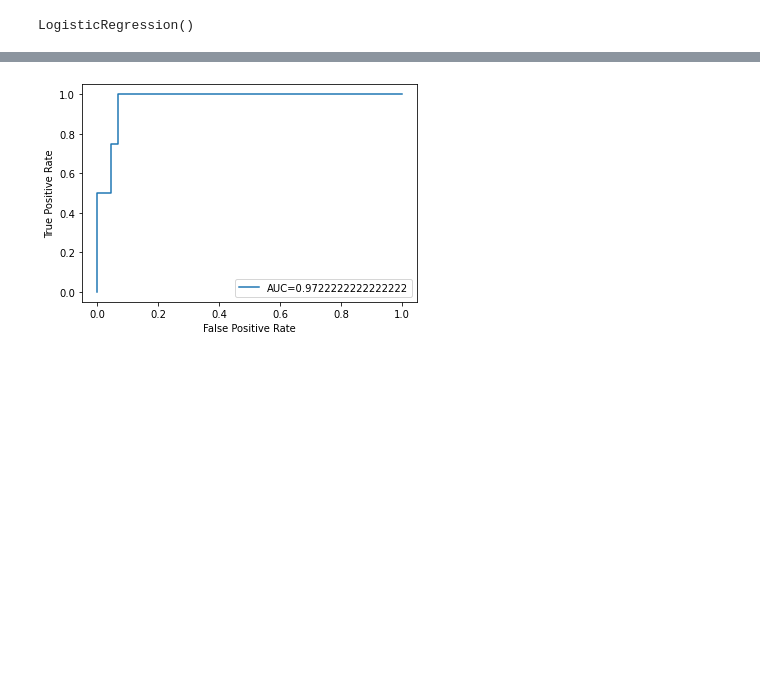
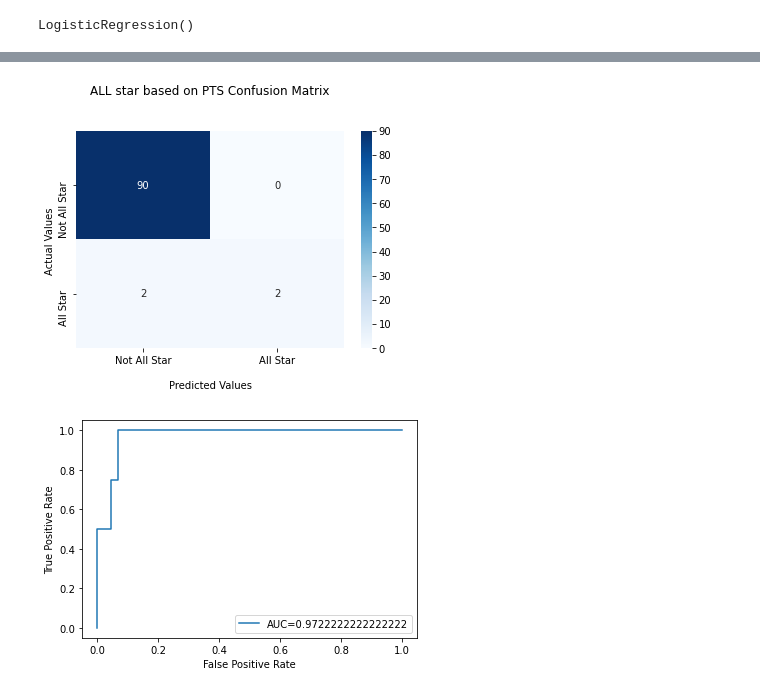
Before and after one commit to MennoCoehoorn/OZNAL, a Jupyter notebook: NBA.ipynb, the cells around one changed output, grey strips where cells are left out. Drawn from its saved outputs; the diff is of its cells as text; code cells hidden in the pictures; blank space fills up the shorter version.

Commit message:
Logistic done

```diff
--- a/NBA.ipynb
+++ b/NBA.ipynb
@@ -1157,0 +1138,2 @@ print(predictions)
+# %%
+predictions = logisticRegrALL.predict(X_test)
@@ -1158,3 +1166,7 @@ print(predictions)
+# %%
+print_confusion_matrix(predictions, y_test)
+# %% [output]
+[figure, added]
 # %%
 y_pred_proba = logisticRegrALL.predict_proba(X_test)[::,1]
 fprALL, tprALL, _ = metrics.roc_curve(y_test,  y_pred_proba)
```
Also changed, not shown: parts of 10 cells of this notebook.
